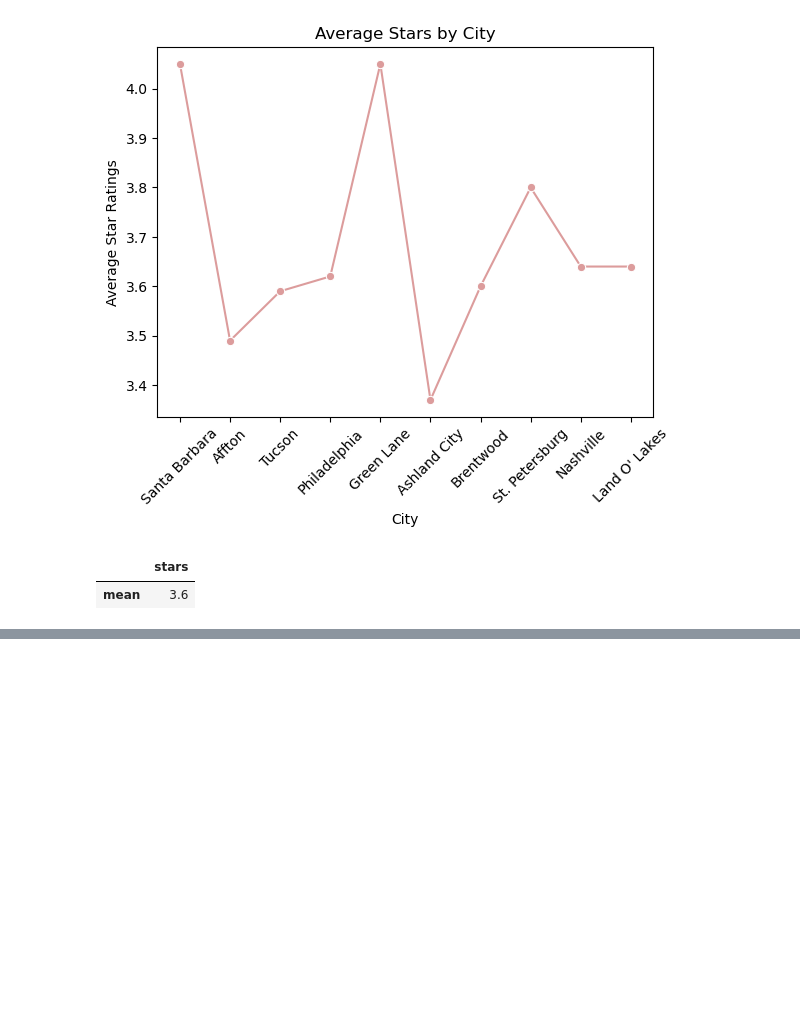
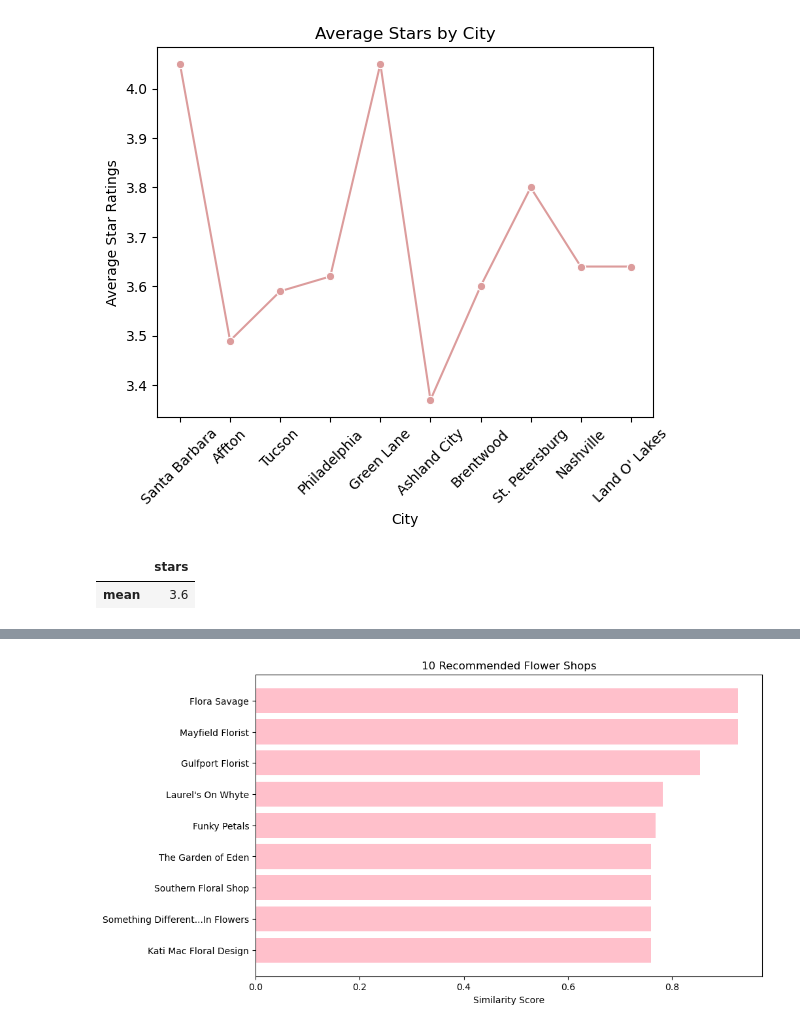
Before and after one commit to Sandokhan/yelp_project, a Jupyter notebook: eda_beatriz.ipynb, the cells around one changed output, grey strips where cells are left out. Drawn from its saved outputs; the diff is of its cells as text; code cells hidden in the pictures; blank space fills up the shorter version.

Commit message:
simple text-based RS

```diff
--- a/eda_beatriz.ipynb
+++ b/eda_beatriz.ipynb
@@ -182,0 +208,23 @@ avg_stars
+# %%
+#additional imports
+from sklearn.feature_extraction import text
+from sklearn.feature_extraction.text import TfidfVectorizer
+from sklearn.metrics.pairwise import cosine_similarity
+
+feature = data['categories'].astype(str).tolist()
+tfidf = TfidfVectorizer(stop_words="english")
+tfidf_matrix = tfidf.fit_transform(feature)
+similarity = cosine_similarity(tfidf_matrix)
+indices = pd.Series(data.index, index=data['name']).drop_duplicates()
+# %%
+# recommend similar restaurants
+# try to recommend similar businesses to Aster's Floral Shop
+def business_recommendation(name, similarity = similarity):
+    index = indices[name]
+    similarity_scores = list(enumerate(similarity[index]))
+    similarity_scores = sorted(similarity_scores, key=lambda x: x[1], reverse=True)
+    similarity_scores = similarity_scores[0:10]
+    businessindices = [i[0] for i in similarity_scores]
+    return data['name'].iloc[businessindices]
+
+print(business_recommendation("Aster's Floral Shop"))
@@ -182,0 +243,23 @@ avg_stars
+# %%
+# plot the results!
+import matplotlib.pyplot as plt
+
+def plot_recommendations(recommendations):
+    plt.figure(figsize=(10, 6))
+    plt.barh(recommendations.index, recommendations.values, color='pink')
+    plt.xlabel('Similarity Score')
+    plt.title('10 Recommended Flower Shops')
+    plt.gca().invert_yaxis()
+    plt.show()
+
+recommended_business = business_recommendation("Aster's Floral Shop")
+
+recommended_business = recommended_business[1:]
+
+# Create a Series with similarity scores as values and restaurant names as index
+similarity_scores = [similarity[indices["Aster's Floral Shop"], indices[restaurant]] for restaurant in recommended_business]
+recommendations_series = pd.Series(similarity_scores, index=recommended_business)
+
+plot_recommendations(recommendations_series)
+# %% [output]
+[figure, added]
```
Also changed, not shown: parts of 4 cells of this notebook.
